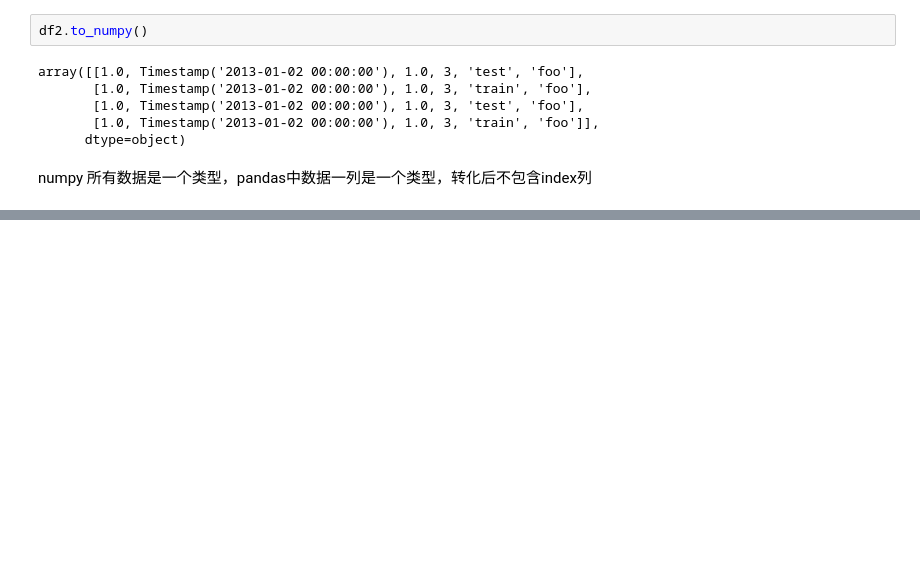
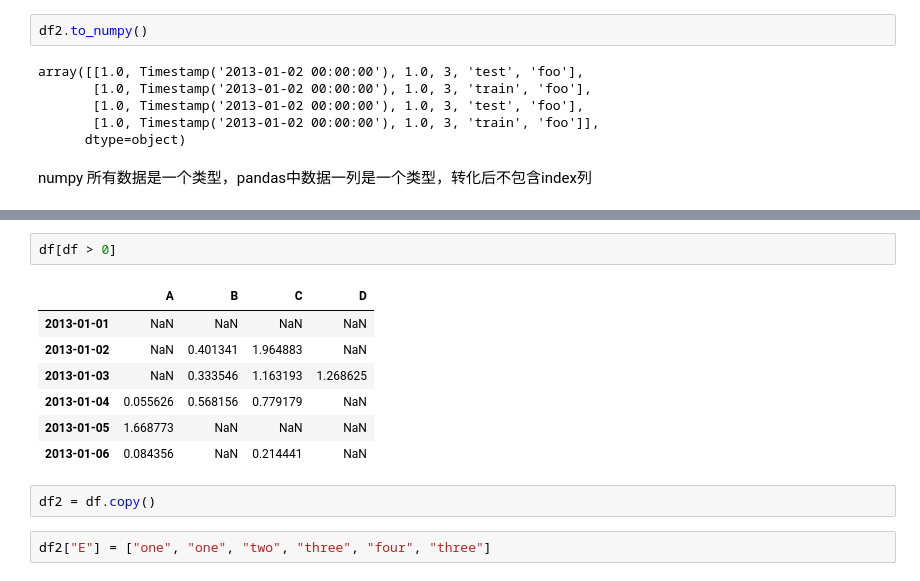
Before and after one commit to wjh-eng/python_learning_pandas, a Jupyter notebook: user_guide/startup.ipynb, the cells around one changed output, grey strips where cells are left out. Saved outputs shown, nothing was run; the diff lists cells and outputs as text; blank space fills up the shorter version.

```diff
--- a/user_guide/startup.ipynb
+++ b/user_guide/startup.ipynb
@@ -154,0 +290,14 @@ df.sort_values(by="B")
+# %%
+df[df > 0]
+# %% [output]
+|  | A | B | C | D |
+| 2013-01-01 | NaN | NaN | NaN | NaN |
+| 2013-01-02 | NaN | 0.401341 | 1.964883 | NaN |
+| 2013-01-03 | NaN | 0.333546 | 1.163193 | 1.268625 |
+| 2013-01-04 | 0.055626 | 0.568156 | 0.779179 | NaN |
+| 2013-01-05 | 1.668773 | NaN | NaN | NaN |
+| 2013-01-06 | 0.084356 | NaN | 0.214441 | NaN |
+# %%
+df2 = df.copy()
+# %%
+df2["E"] = ["one", "one", "two", "three", "four", "three"]
```
Also changed, not shown: parts of 44 cells of this notebook.
